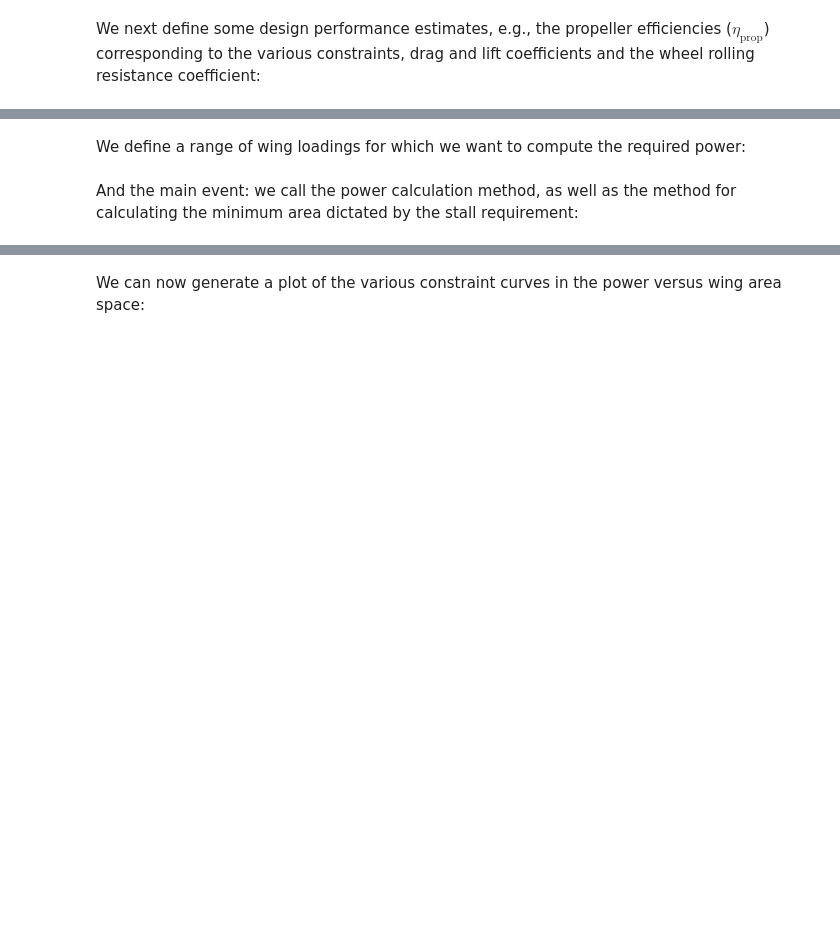
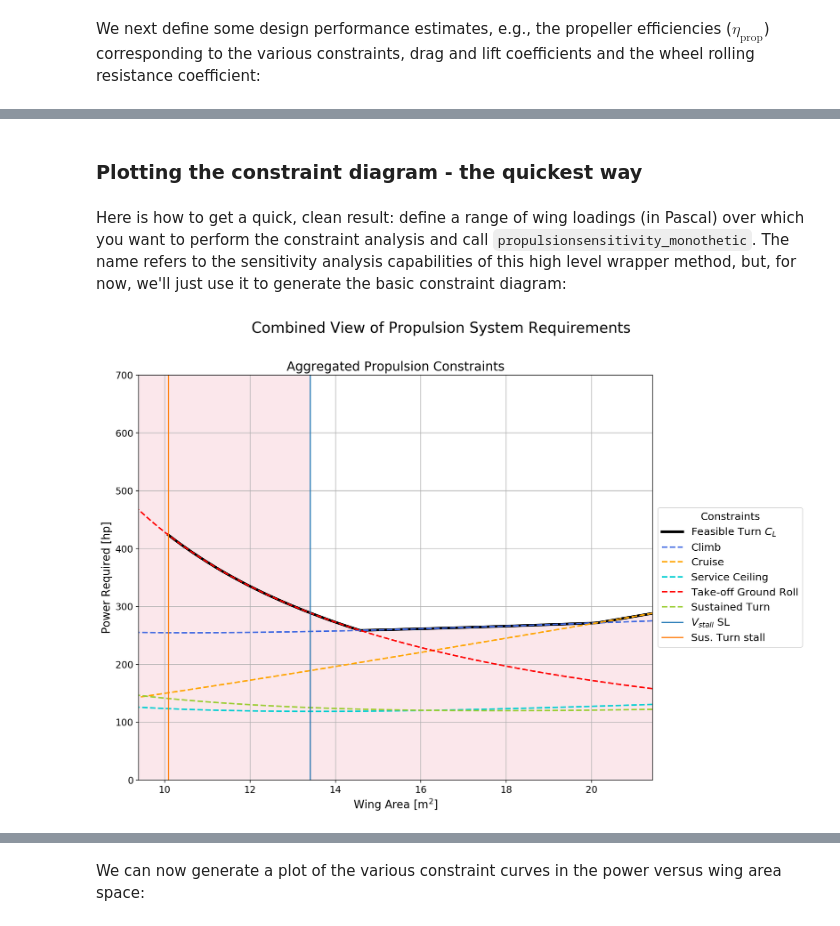
Before and after one commit to sobester/ADRpy, a Jupyter notebook: docs/ADRpy/notebooks/Constraint analysis of a single engine piston prop.ipynb, the cells around one changed output, grey strips where cells are left out. Drawn from its saved outputs; the diff is of its cells as text; code cells hidden in the pictures; blank space fills up the shorter version.

```diff
--- a/docs/ADRpy/notebooks/Constraint analysis of a single engine piston prop.ipynb
+++ b/docs/ADRpy/notebooks/Constraint analysis of a single engine piston prop.ipynb
@@ -34,8 +50,3 @@ These fractions, as well as some basic design parameters are specified in the ``
-# %%
-TOW_kg = 1542.0
-
-designdefinition = {'aspectratio':10.12, 'sweep_le_deg':2, 'sweep_mt_deg':0, 'bpr':-1, 'weightfractions':wfract,
-                    'weight_n': TOW_kg * 9.81}
 # %% [markdown]
 We next define some design performance estimates, e.g., the propeller efficiencies ($\eta_\mathrm{prop}$) corresponding to the various constraints, drag and lift coefficients and the wheel rolling resistance coefficient:
 # %%
@@ -54,3 +60,5 @@ concept = ca.AircraftConcept(designbrief, designdefinition, designperformance, d
-# %% [markdown]
-We define a range of wing loadings for which we want to compute the required power:
+# %% [markdown]
+### Plotting the constraint diagram - the quickest way
+# %% [markdown]
+Here is how to get a quick, clean result: define a range of wing loadings (in Pascal) over which you want to perform the constraint analysis and call ``propulsionsensitivity_monothetic``. The name refers to the sensitivity analysis capabilities of this high level wrapper method, but, for now, we'll just use it to generate the basic constraint diagram:
 # %%
@@ -58,2 +66,4 @@ wingloadinglist_pa = np.arange(700, 2500, 5)
-# %% [markdown]
-And the main event: we call the power calculation method, as well as the method for calculating the minimum area dictated by the stall requirement:
+# %%
+a = concept.propulsionsensitivity_monothetic(wingloading_pa=wslist_pa, show='combined', y_var='p_hp', x_var='s_m2', y_lim=700)
+# %% [output]
+[figure, added]
```
Also changed, not shown: parts of 57 cells of this notebook, 4 other files.
